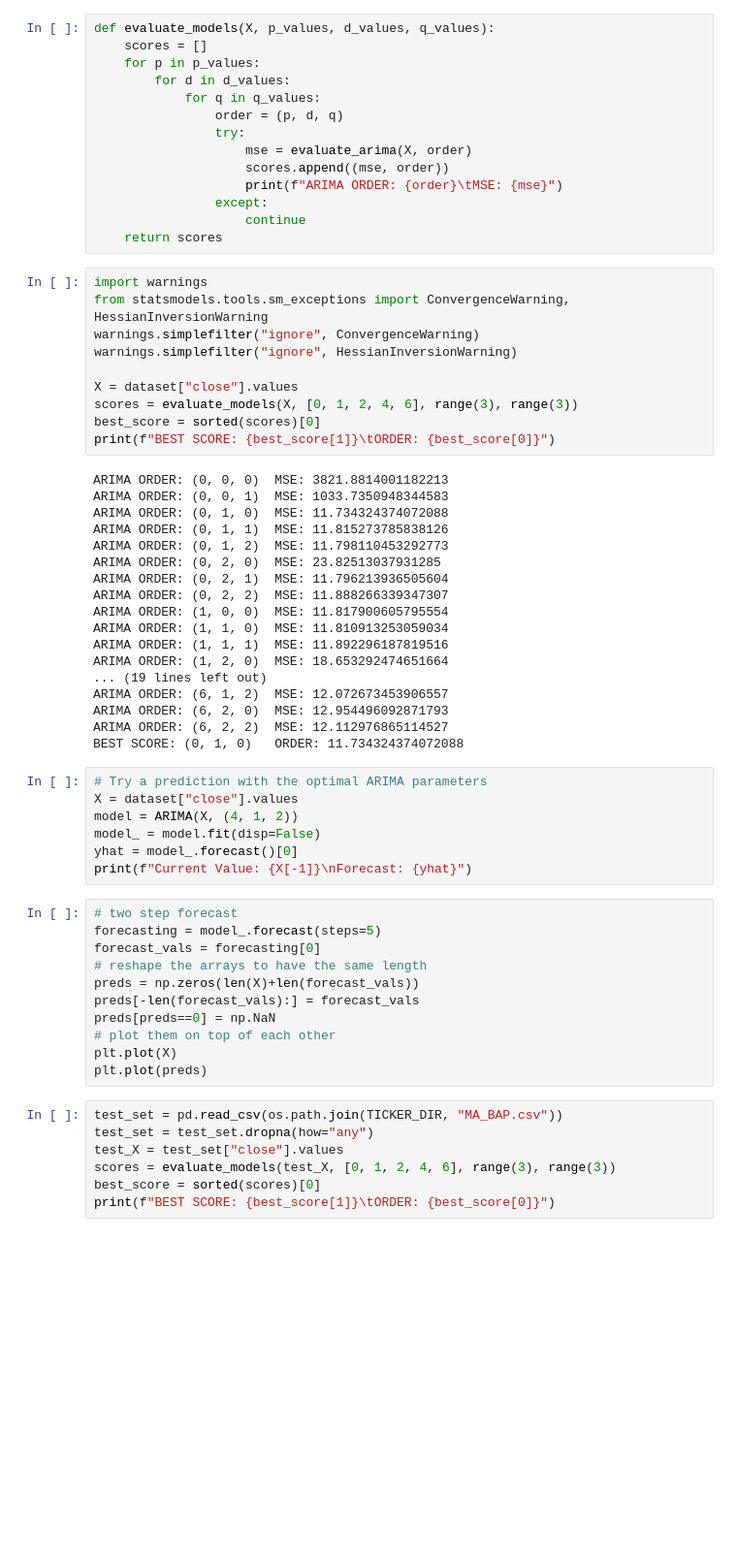
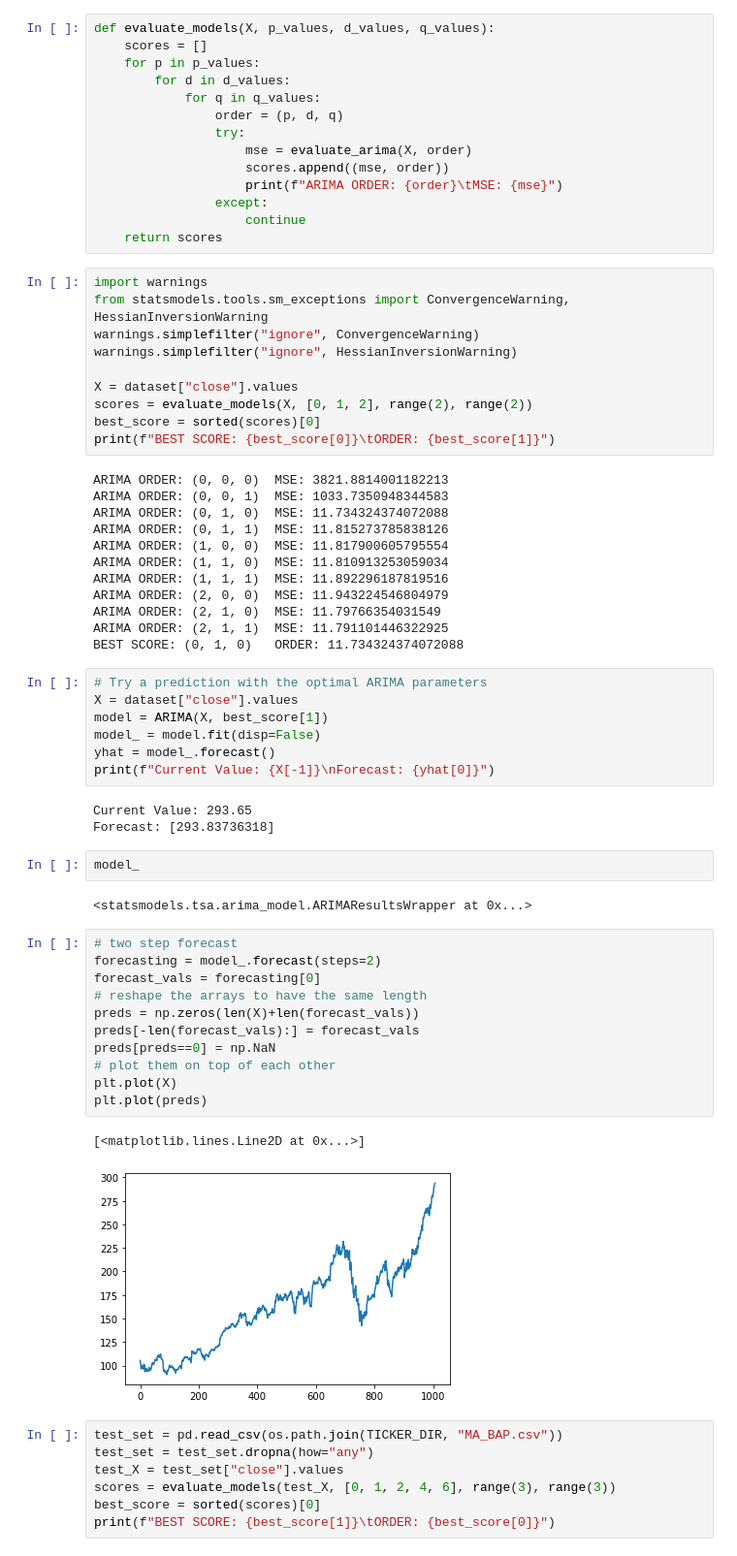
Before and after one commit to antoniouaa/msc_thesis, a Jupyter notebook: src/lstm/ARIMA.ipynb, the cells around one changed output. Shown: that part at 97% size. Drawn from its saved outputs; the diff is of its cells as text; blank space fills up the shorter version.

```diff
--- a/src/lstm/ARIMA.ipynb
+++ b/src/lstm/ARIMA.ipynb
@@ -64,45 +64,49 @@ warnings.simplefilter("ignore", ConvergenceWarning)
 warnings.simplefilter("ignore", HessianInversionWarning)
 
 X = dataset["close"].values
-scores = evaluate_models(X, [0, 1, 2, 4, 6], range(3), range(3))
+scores = evaluate_models(X, [0, 1, 2], range(2), range(2))
 best_score = sorted(scores)[0]
-print(f"BEST SCORE: {best_score[1]}\tORDER: {best_score[0]}")
+print(f"BEST SCORE: {best_score[0]}\tORDER: {best_score[1]}")
 # %% [output]
 ARIMA ORDER: (0, 0, 0)  MSE: 3821.8814001182213
 ARIMA ORDER: (0, 0, 1)  MSE: 1033.7350948344583
 ARIMA ORDER: (0, 1, 0)  MSE: 11.734324374072088
 ARIMA ORDER: (0, 1, 1)  MSE: 11.815273785838126
-ARIMA ORDER: (0, 1, 2)  MSE: 11.798110453292773
-ARIMA ORDER: (0, 2, 0)  MSE: 23.82513037931285
-ARIMA ORDER: (0, 2, 1)  MSE: 11.796213936505604
-ARIMA ORDER: (0, 2, 2)  MSE: 11.888266339347307
 ARIMA ORDER: (1, 0, 0)  MSE: 11.817900605795554
 ARIMA ORDER: (1, 1, 0)  MSE: 11.810913253059034
 ARIMA ORDER: (1, 1, 1)  MSE: 11.892296187819516
-ARIMA ORDER: (1, 2, 0)  MSE: 18.653292474651664
-... (19 lines left out)
-ARIMA ORDER: (6, 1, 2)  MSE: 12.072673453906557
-ARIMA ORDER: (6, 2, 0)  MSE: 12.954496092871793
-ARIMA ORDER: (6, 2, 2)  MSE: 12.112976865114527
+ARIMA ORDER: (2, 0, 0)  MSE: 11.943224546804979
+ARIMA ORDER: (2, 1, 0)  MSE: 11.79766354031549
+ARIMA ORDER: (2, 1, 1)  MSE: 11.791101446322925
 BEST SCORE: (0, 1, 0)   ORDER: 11.734324374072088
 # %%
 # Try a prediction with the optimal ARIMA parameters
 X = dataset["close"].values
-model = ARIMA(X, (4, 1, 2))
+model = ARIMA(X, best_score[1])
 model_ = model.fit(disp=False)
-yhat = model_.forecast()[0]
-print(f"Current Value: {X[-1]}\nForecast: {yhat}")
+yhat = model_.forecast()
+print(f"Current Value: {X[-1]}\nForecast: {yhat[0]}")
+# %% [output]
+Current Value: 293.65
+Forecast: [293.83736318]
+# %%
+model_
+# %% [output]
+<statsmodels.tsa.arima_model.ARIMAResultsWrapper at 0x...>
 # %%
 # two step forecast
-forecasting = model_.forecast(steps=5)
+forecasting = model_.forecast(steps=2)
 forecast_vals = forecasting[0]
 # reshape the arrays to have the same length
 preds = np.zeros(len(X)+len(forecast_vals))
 preds[-len(forecast_vals):] = forecast_vals
 preds[preds==0] = np.NaN
 # plot them on top of each other
 plt.plot(X)
 plt.plot(preds)
+# %% [output]
+[<matplotlib.lines.Line2D at 0x...>]
+[figure, added]
 # %%
 test_set = pd.read_csv(os.path.join(TICKER_DIR, "MA_BAP.csv"))
 test_set = test_set.dropna(how="any")
```
Also changed, not shown: parts of 1 cell of this notebook, 1 other file.
